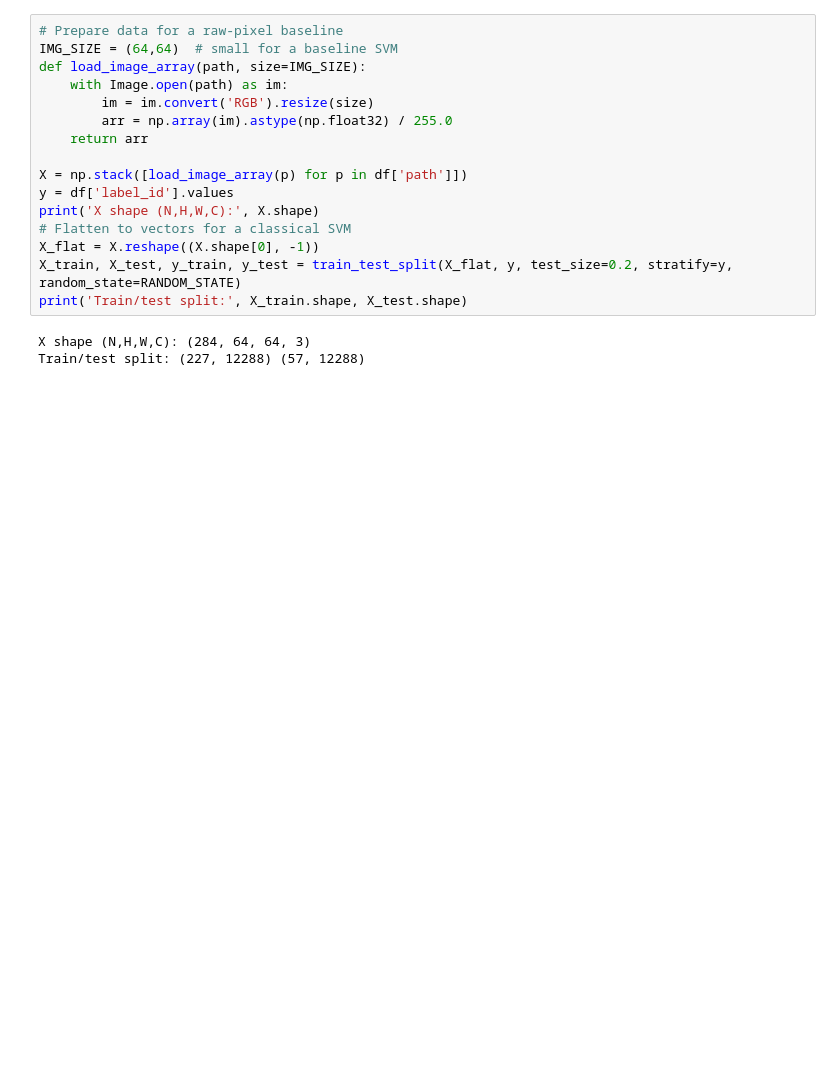
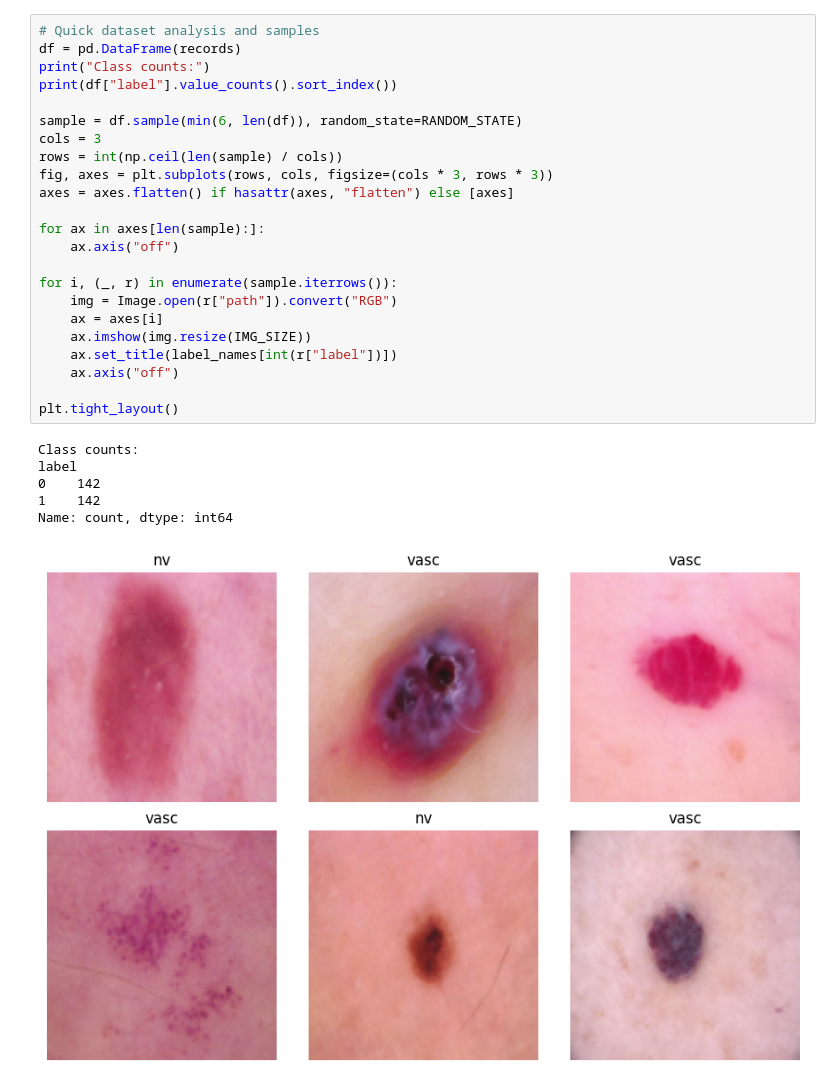
Before and after one commit to WSm-77/distributed_systems, a Jupyter notebook: skin_cancer/classify_skin_cancer.ipynb, the cells around one changed output. Saved outputs shown, nothing was run; the diff lists cells and outputs as text; blank space fills up the shorter version.

```diff
--- a/skin_cancer/classify_skin_cancer.ipynb
+++ b/skin_cancer/classify_skin_cancer.ipynb
@@ -74,20 +79,31 @@ Name: count, dtype: int64
 # %%
-# Prepare data for a raw-pixel baseline
-IMG_SIZE = (64,64)  # small for a baseline SVM
-def load_image_array(path, size=IMG_SIZE):
-    with Image.open(path) as im:
-        im = im.convert('RGB').resize(size)
-        arr = np.array(im).astype(np.float32) / 255.0
-    return arr
+# Quick dataset analysis and samples
+df = pd.DataFrame(records)
+print("Class counts:")
+print(df["label"].value_counts().sort_index())
 
-X = np.stack([load_image_array(p) for p in df['path']])
-y = df['label_id'].values
-print('X shape (N,H,W,C):', X.shape)
-# Flatten to vectors for a classical SVM
-X_flat = X.reshape((X.shape[0], -1))
-X_train, X_test, y_train, y_test = train_test_split(X_flat, y, test_size=0.2, stratify=y, random_state=RANDOM_STATE)
-print('Train/test split:', X_train.shape, X_test.shape)
+sample = df.sample(min(6, len(df)), random_state=RANDOM_STATE)
+cols = 3
+rows = int(np.ceil(len(sample) / cols))
+fig, axes = plt.subplots(rows, cols, figsize=(cols * 3, rows * 3))
+axes = axes.flatten() if hasattr(axes, "flatten") else [axes]
+
+for ax in axes[len(sample):]:
+    ax.axis("off")
+
+for i, (_, r) in enumerate(sample.iterrows()):
+    img = Image.open(r["path"]).convert("RGB")
+    ax = axes[i]
+    ax.imshow(img.resize(IMG_SIZE))
+    ax.set_title(label_names[int(r["label"])])
+    ax.axis("off")
+
+plt.tight_layout()
 # %% [output]
-X shape (N,H,W,C): (284, 64, 64, 3)
-Train/test split: (227, 12288) (57, 12288)
+Class counts:
+label
+0    142
+1    142
+Name: count, dtype: int64
+[figure, added]
 # %%
```
Also changed, not shown: parts of 19 cells of this notebook.
